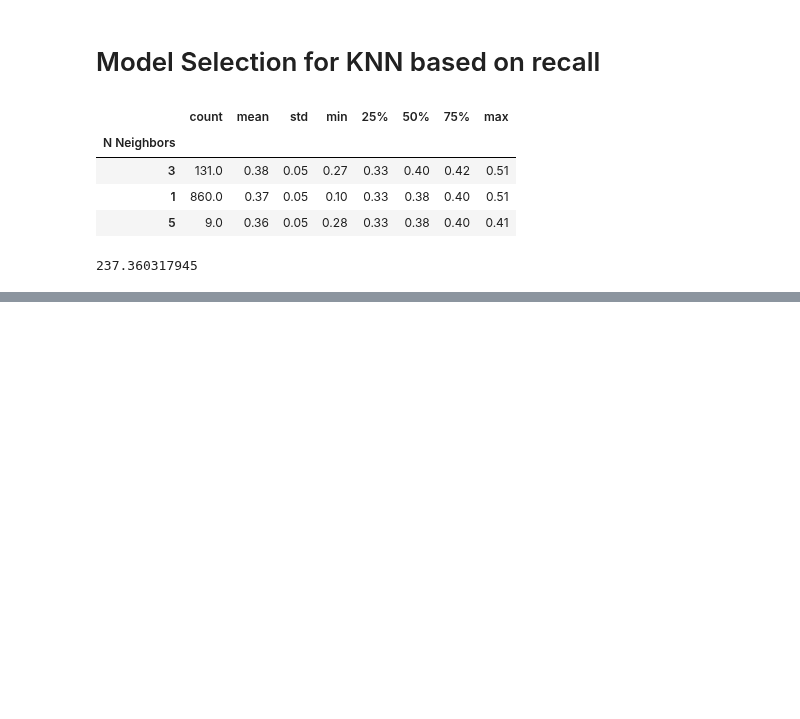
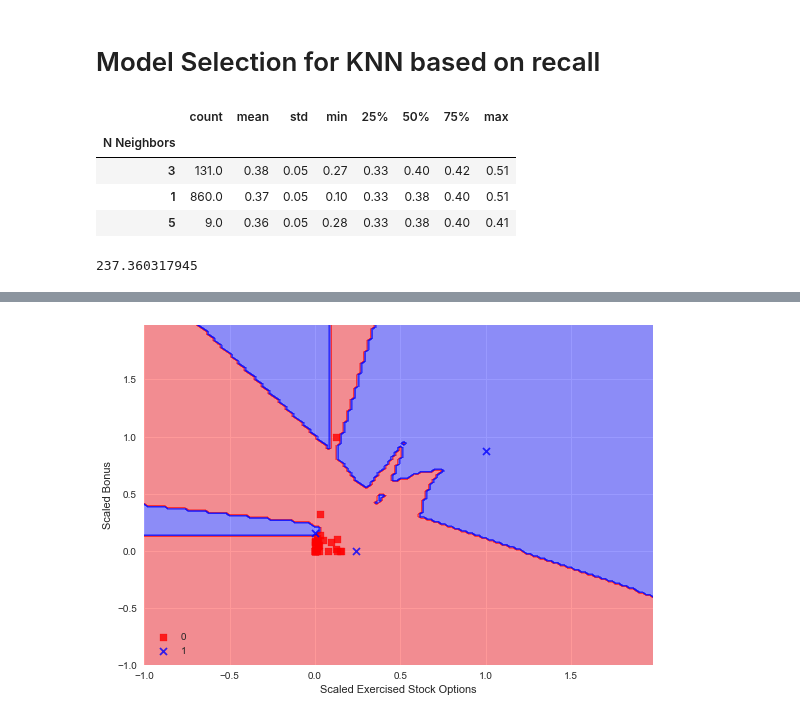
Before and after one commit to lmarkely/enron_fraud, a Jupyter notebook: Enron_fraud_SKB.ipynb, the cells around one changed output, grey strips where cells are left out. Drawn from its saved outputs; the diff is of its cells as text; code cells hidden in the pictures; blank space fills up the shorter version.

```diff
--- a/Enron_fraud_SKB.ipynb
+++ b/Enron_fraud_SKB.ipynb
@@ -743,0 +735,9 @@ print time() - t0
+# %%
+df = pd.DataFrame(my_dataset).T
+df_sub = df[['exercised_stock_options','bonus','poi']].dropna(how='all')
+df_sub.exercised_stock_options[df_sub['exercised_stock_options'] == 'NaN'] = 0
+df_sub.bonus[df_sub['bonus'] == 'NaN'] = 0
+poi_map = {False:0,True:1}
+df_sub['poi'].replace(poi_map,inplace=True)
+X = df_sub[list(df_sub)[:-1]].values
+y = df_sub['poi'].values
@@ -743,0 +786,10 @@ print time() - t0
+# %%
+clf = KNeighborsClassifier(n_neighbors=5).fit(X_train,y_train)
+plot_decision_regions(X_test, y_test, clf)
+plt.xlabel('Scaled Exercised Stock Options')
+plt.ylabel('Scaled Bonus')
+plt.legend(loc='lower left')
+plt.tight_layout()
+plt.show()
+# %% [output]
+[figure, added]
```
Also changed, not shown: parts of 4 cells of this notebook.
